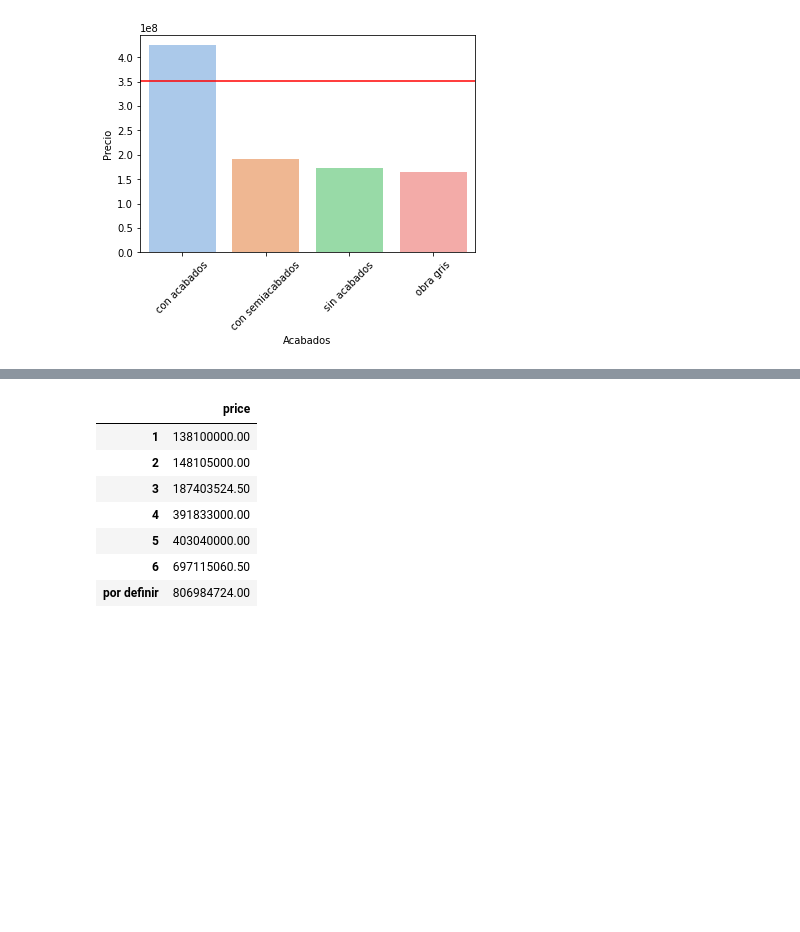
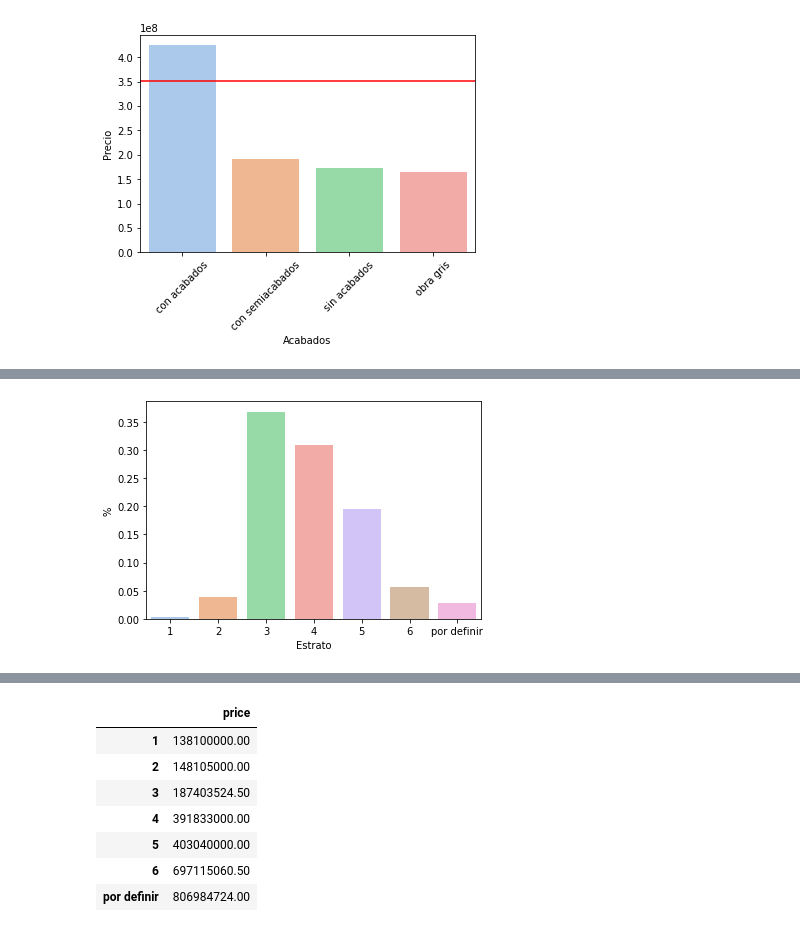
Before and after one commit to diegoestradamd/real_estate_analysis, a Jupyter notebook: main.ipynb, the cells around one changed output, grey strips where cells are left out. Saved outputs shown, nothing was run; the diff lists cells and outputs as text; code cells hidden in the pictures; blank space fills up the shorter version.

```diff
--- a/main.ipynb
+++ b/main.ipynb
@@ -441,0 +515,6 @@ plt.show()
+# %%
+count_by_stratum = projects['stratum'].value_counts().sort_index()
+count_by_stratum = count_by_stratum.to_frame()
+count_by_stratum.columns = ['count']
+count_by_stratum['proportion'] = count_by_stratum['count'] / count_by_stratum['count'].sum()
+count_by_stratum
@@ -441,0 +530,7 @@ plt.show()
+# %%
+sns.barplot(data=count_by_stratum, x=count_by_stratum.index, y=count_by_stratum['proportion'])
+plt.xlabel('Estrato')
+plt.ylabel('%')
+plt.show()
+# %% [output]
+[figure, added]
```
Also changed, not shown: parts of 15 cells of this notebook.
